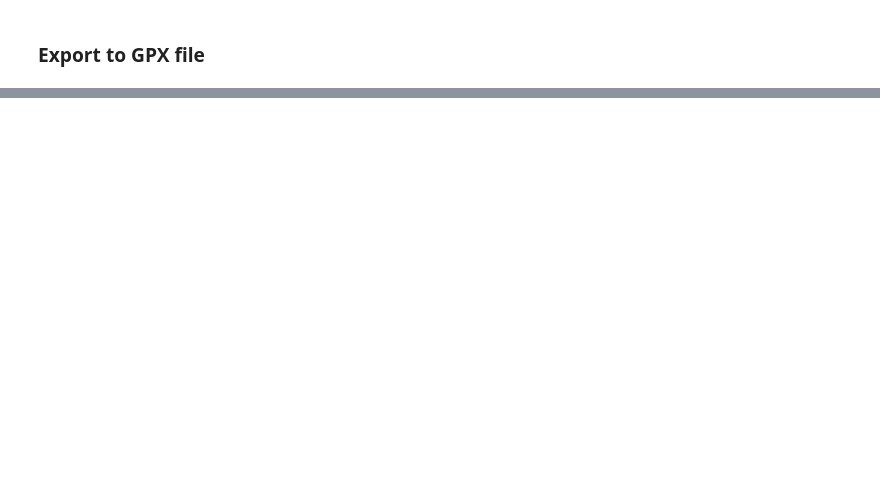
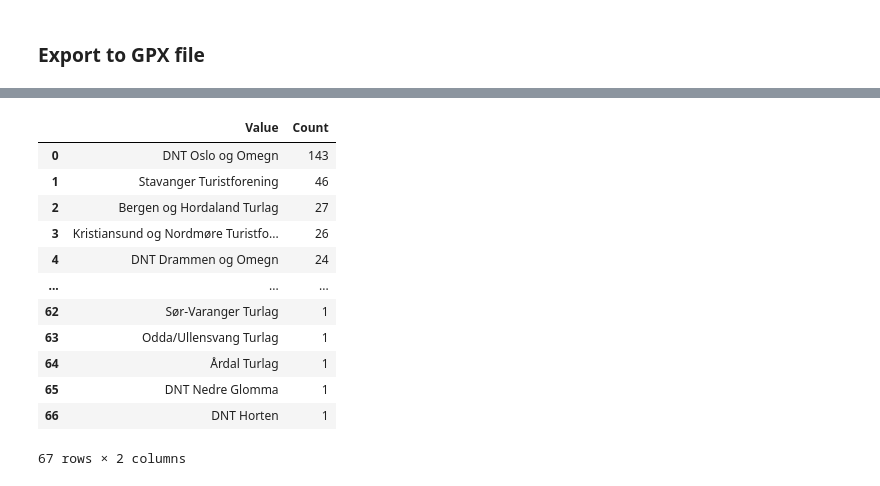
Before and after one commit to Dabendorf/DNT-Hytter, a Jupyter notebook: DNThytter.ipynb, the cells around one changed output, grey strips where cells are left out. Cells and saved outputs as stored; diff of their text form; code cells hidden in the pictures; blank space fills up the shorter version.

```diff
--- a/DNThytter.ipynb
+++ b/DNThytter.ipynb
@@ -111,0 +181,16 @@ with open('points.gpx', 'w') as f:
+# %%
+getCounterTable(df, "ownername")
+# %% [output]
+|  | Value | Count |
+| 0 | DNT Oslo og Omegn | 143 |
+| 1 | Stavanger Turistforening | 46 |
+| 2 | Bergen og Hordaland Turlag | 27 |
+| 3 | Kristiansund og Nordmøre Turistfo... | 26 |
+| 4 | DNT Drammen og Omegn | 24 |
+| ... | ... | ... |
+| 62 | Sør-Varanger Turlag | 1 |
+| 63 | Odda/Ullensvang Turlag | 1 |
+| 64 | Årdal Turlag | 1 |
+| 65 | DNT Nedre Glomma | 1 |
+| 66 | DNT Horten | 1 |
+67 rows × 2 columns
```
Also changed, not shown: parts of 13 cells of this notebook.
